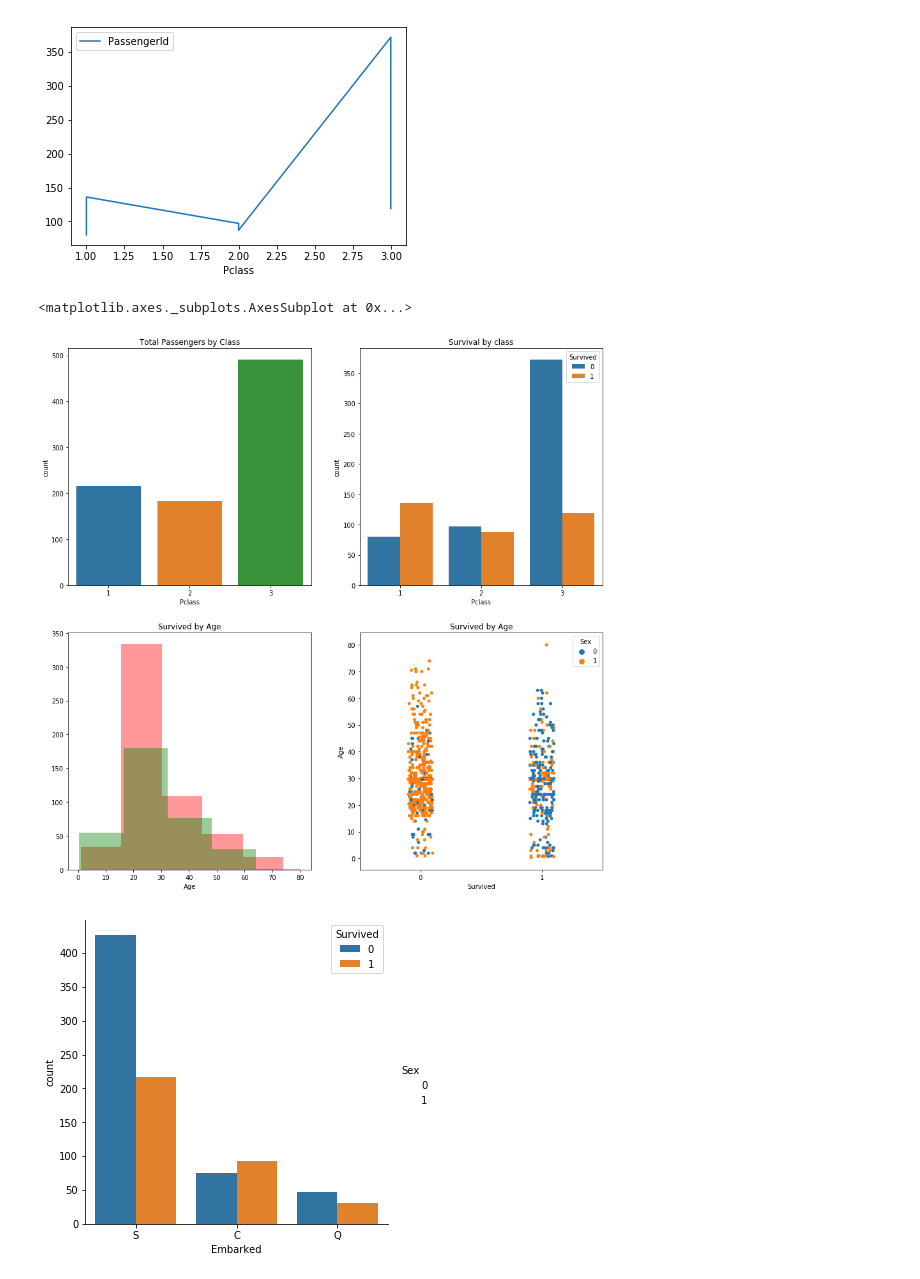
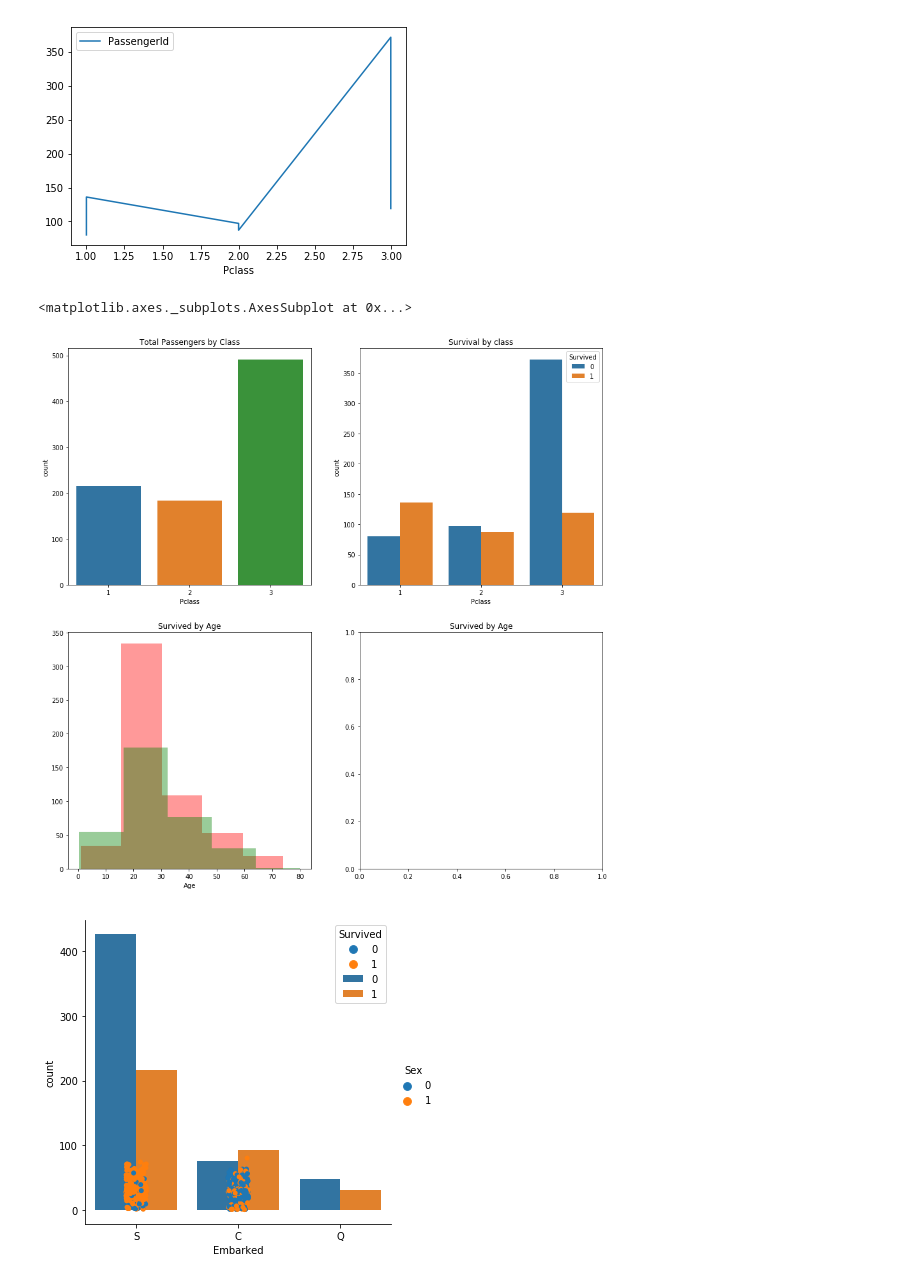
Before and after one commit to GarethSmall/ml-titanic, a Jupyter notebook: Titanic.ipynb, the cells around one changed output. Saved outputs shown, nothing was run; the diff lists cells and outputs as text; code cells hidden in the pictures.

```diff
--- a/Titanic.ipynb
+++ b/Titanic.ipynb
@@ -60,25 +60,25 @@ grouped[['Pclass', 'PassengerId']].plot(x='Pclass', y='PassengerId')
 # %%
 f, ax = plt.subplots(2, 2, figsize=(15, 15))
 
 sns.countplot('Pclass', data=train_data, ax=ax[0,0])
 ax[0,0].set_title('Total Passengers by Class')
 
 sns.countplot('Pclass', hue='Survived', data=train_data, ax=ax[0,1])
 ax[0,1].set_title('Survival by class')
 
 sns.distplot(train_data[train_data['Survived']==0]['Age'].dropna(),ax=ax[1,0],kde=False,color='r',bins=5)
 sns.distplot(train_data[train_data['Survived']==1]['Age'].dropna(),ax=ax[1,0],kde=False,color='g',bins=5)
 ax[1, 0].set_title('Survived by Age')
 
 
-sns.catplot(x='Survived', y="Age", hue="Sex", data=train_data, ax=ax[1,1])
+sns.catplot(x='Survived', y="Age", hue="Sex", data=train_data)
 ax[1, 1].set_title('Survived by Age')
 
 sns.countplot('Embarked', hue='Survived', data=train_data)
 # %% [output]
 <matplotlib.axes._subplots.AxesSubplot at 0x...>
-[figure, old version]
+[figure, new version]
-[figure, old version]
+[figure, new version]
 # %%
 def detect_outliers(df, n, features):
     outlier_indicies = []
```
Also changed, not shown: 1 other file.
